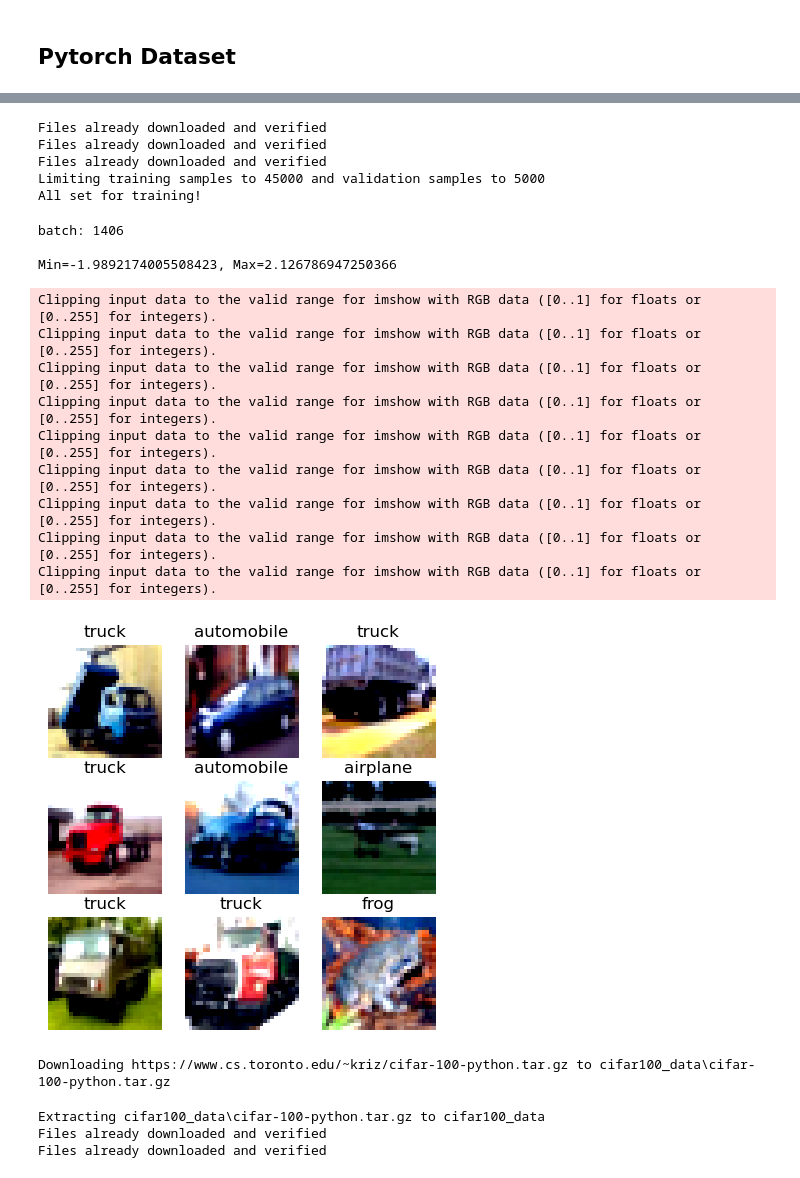
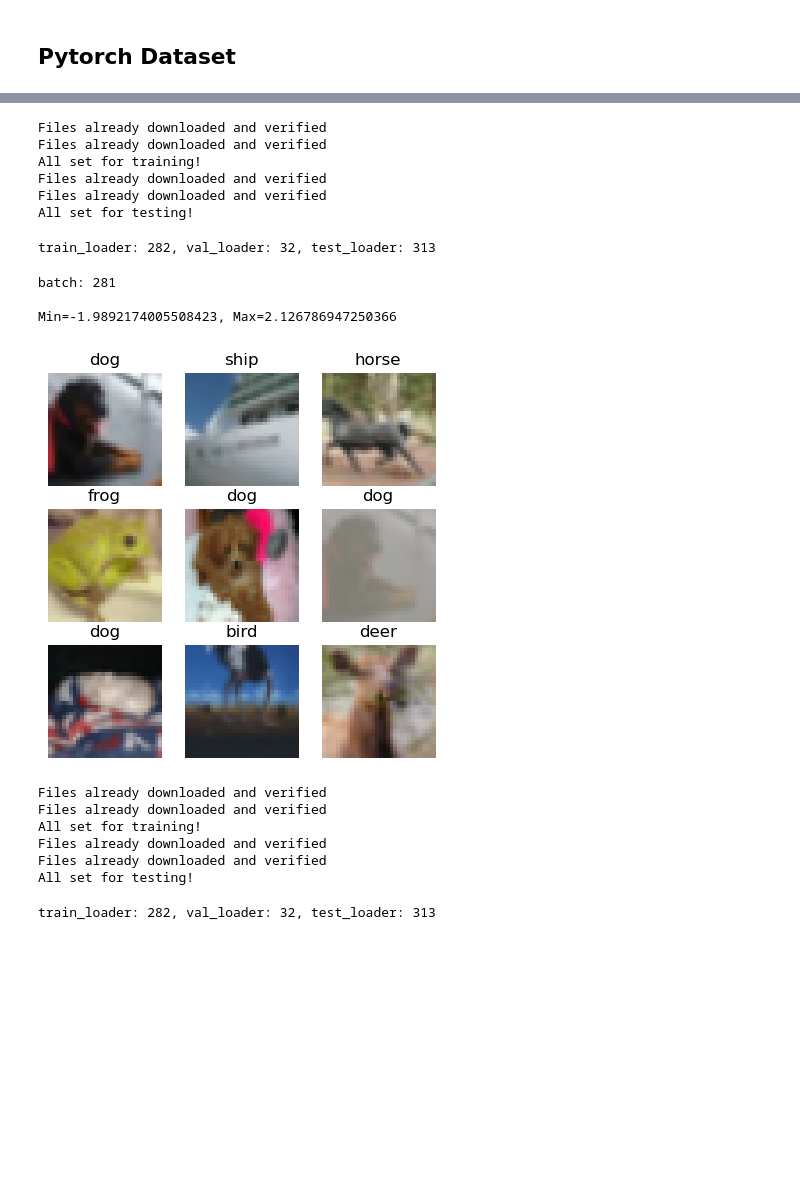
Before and after one commit to DiegoPaezA/qnas_torch, a Jupyter notebook: test_cnn.ipynb, the cells around one changed output, grey strips where cells are left out. Drawn from its saved outputs; the diff is of its cells as text; code cells hidden in the pictures; blank space fills up the shorter version.

Commit message:
finish testing the loaders

```diff
--- a/test_cnn.ipynb
+++ b/test_cnn.ipynb
@@ -436,13 +428,19 @@ from dataloader import CIFAR10_loader, CIFAR100_loader
 # %%
 # Example usage CIFAR10_loader
 data_path = 'cifar10_data'
-train_loader, val_loader = CIFAR10_loader(data_path, limit_data=None, for_train=True, data_aug=True, batch_size=32)
+train_loader, val_loader = CIFAR10_loader(data_path, limit_data=10000, for_train=True, data_aug=True, batch_size=32)
+test_loader = CIFAR10_loader(data_path, limit_data=10000, for_train=False, data_aug=True, batch_size=32)
 # %% [output]
 Files already downloaded and verified
 Files already downloaded and verified
+All set for training!
 Files already downloaded and verified
-Limiting training samples to 45000 and validation samples to 5000
-All set for training!
+Files already downloaded and verified
+All set for testing!
+# %%
+print(f"train_loader: {len(train_loader)}, val_loader: {len(val_loader)}, test_loader: {len(test_loader)}")
+# %% [output]
+train_loader: 282, val_loader: 32, test_loader: 313
 # %%
 min = []
 max = []
@@ -456,45 +454,61 @@ for batch, (imgs, labels) in enumerate(train_loader):
 print("\n")
 print(f"Min={np.min(min)}, Max={np.max(max)}")
 # %% [output]
-batch: 1406
+batch: 281
 
 Min=-1.9892174005508423, Max=2.126786947250366
+# %%
+class UnNormalize(object):
+    def __init__(self, mean, std):
+        self.mean = mean
+        self.std = std
+
+    def __call__(self, tensor):
+        """
+        Args:
+            tensor (Tensor): Tensor image of size (C, H, W) to be normalized.
+        Returns:
+            Tensor: Normalized image.
+        """
+        for t, m, s in zip(tensor, self.mean, self.std):
+            t.mul_(s).add_(m)
+            # The normalize code -> t.sub_(m).div_(s)
+        return tensor
+unorm = UnNormalize(mean=(0.4914, 0.4822, 0.4465), std=(0.2470, 0.2435, 0.2616))
 # %%
 # plot some images of the pytorch train_loader
 import matplotlib.pyplot as plt
 
 cifar10_classes = ['airplane', 'automobile', 'bird', 'cat', 'deer', 'dog', 'frog', 'horse', 'ship','truck']
 figure = plt.figure(figsize=(5, 5))
 cols, rows = 3, 3
-train_imgs, train_labels = next(iter(val_loader))
+train_imgs, train_labels = next(iter(train_loader))
 for i in range(1, cols * rows + 1):
     sample_idx = torch.randint(len(train_imgs), size=(1,)).item()
     img, label = train_imgs[sample_idx], train_labels[sample_idx]
-    img = img / 2 + 0.5  # Unnormalize
+    img = unorm(img)
     npimg = img.numpy()
     figure.add_subplot(rows, cols, i)
     plt.title(cifar10_classes[label])
     plt.axis("off")
     plt.imshow(np.transpose(npimg, (1, 2, 0)))
 plt.show()
 # %% [output]
-Clipping input data to the valid range for imshow with RGB data ([0..1] for floats or [0..255] for integers).
-Clipping input data to the valid range for imshow with RGB data ([0..1] for floats or [0..255] for integers).
-Clipping input data to the valid range for imshow with RGB data ([0..1] for floats or [0..255] for integers).
-Clipping input data to the valid range for imshow with RGB data ([0..1] for floats or [0..255] for integers).
-Clipping input data to the valid range for imshow with RGB data ([0..1] for floats or [0..255] for integers).
-Clipping input data to the valid range for imshow with RGB data ([0..1] for floats or [0..255] for integers).
-Clipping input data to the valid range for imshow with RGB data ([0..1] for floats or [0..255] for integers).
-Clipping input data to the valid range for imshow with RGB data ([0..1] for floats or [0..255] for integers).
-Clipping input data to the valid range for imshow with RGB data ([0..1] for floats or [0..255] for integers).
-[figure, old version]
+[figure, new version]
 # %%
 # Example usage CIFAR10_loader
 data_path = 'cifar100_data'
-train_loader, val_loader = CIFAR100_loader(data_path, limit_data=10000, for_train=True, data_aug=False, batch_size=32)
+train_loader, val_loader = CIFAR100_loader(data_path, limit_data=10000, for_train=True, data_aug=True, batch_size=32)
+test_loader = CIFAR100_loader(data_path, limit_data=10000, for_train=False, data_aug=True, batch_size=32)
 # %% [output]
-Downloading https://www.cs.toronto.edu/~kriz/cifar-100-python.tar.gz to cifar100_data\cifar-100-python.tar.gz
+Files already downloaded and verified
+Files already downloaded and verified
+All set for training!
+Files already downloaded and verified
+Files already downloaded and verified
+All set for testing!
-Extracting cifar100_data\cifar-100-python.tar.gz to cifar100_data
-Files already downloaded and verified
-Files already downloaded and verified
+# %%
+print(f"train_loader: {len(train_loader)}, val_loader: {len(val_loader)}, test_loader: {len(test_loader)}")
+# %% [output]
+train_loader: 282, val_loader: 32, test_loader: 313
 # %%
```
Also changed, not shown: parts of 4 cells of this notebook.
